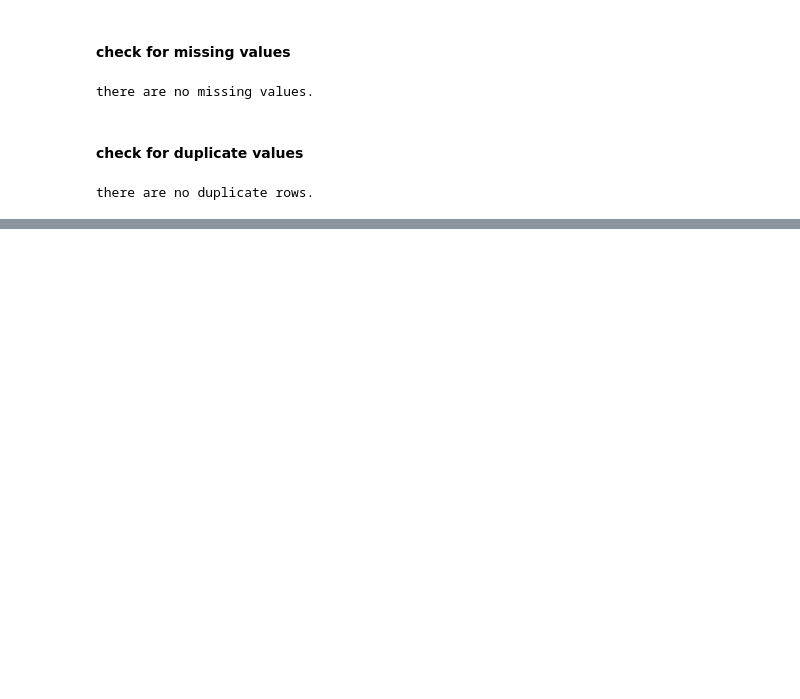
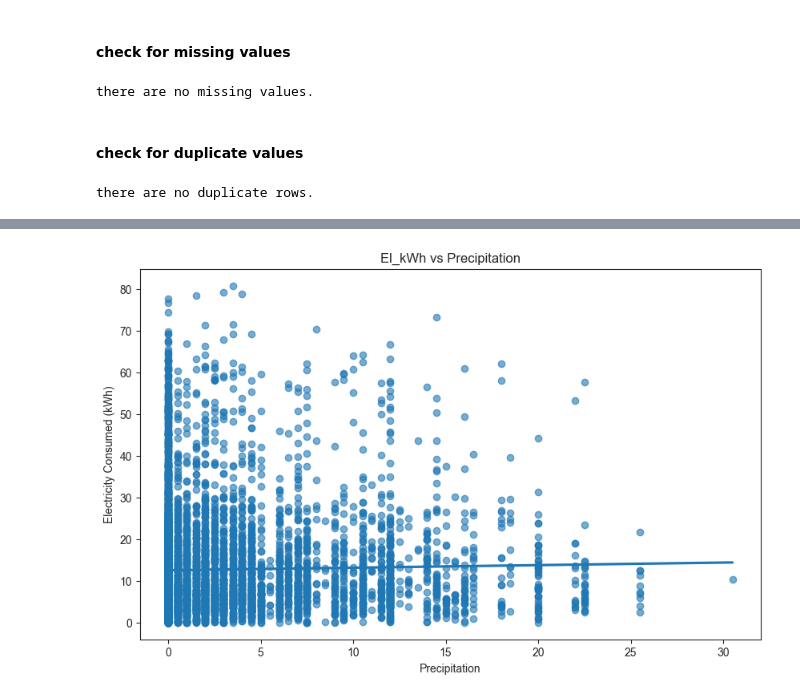
Before and after one commit to paperscissoroxie/evcharging, a Jupyter notebook: weatheronevcharging.ipynb, the cells around one changed output, grey strips where cells are left out. Cells and saved outputs as stored; diff of their text form; code cells hidden in the pictures; blank space fills up the shorter version.

```diff
--- a/weatheronevcharging.ipynb
+++ b/weatheronevcharging.ipynb
@@ -1007,0 +1205,16 @@ there are no duplicate rows.
+# %%
+# scatter plot for El_kWh against precip
+plt.figure(figsize=(10, 6))
+
+scatter_plot = sns.regplot(x='precip', y='El_kWh', data=df_merged, ci=None, scatter_kws={'alpha':0.6})
+
+plt.title('El_kWh vs Precipitation')
+plt.xlabel('Precipitation')
+plt.ylabel('Electricity Consumed (kWh)')
+
+# save the figure
+plt.savefig(f'{export_vis}/el_kwh_vs_precipitation_dfmerged.png')
+
+plt.show()
+# %% [output]
+[figure, added]
```
Also changed, not shown: parts of 19 cells of this notebook.
